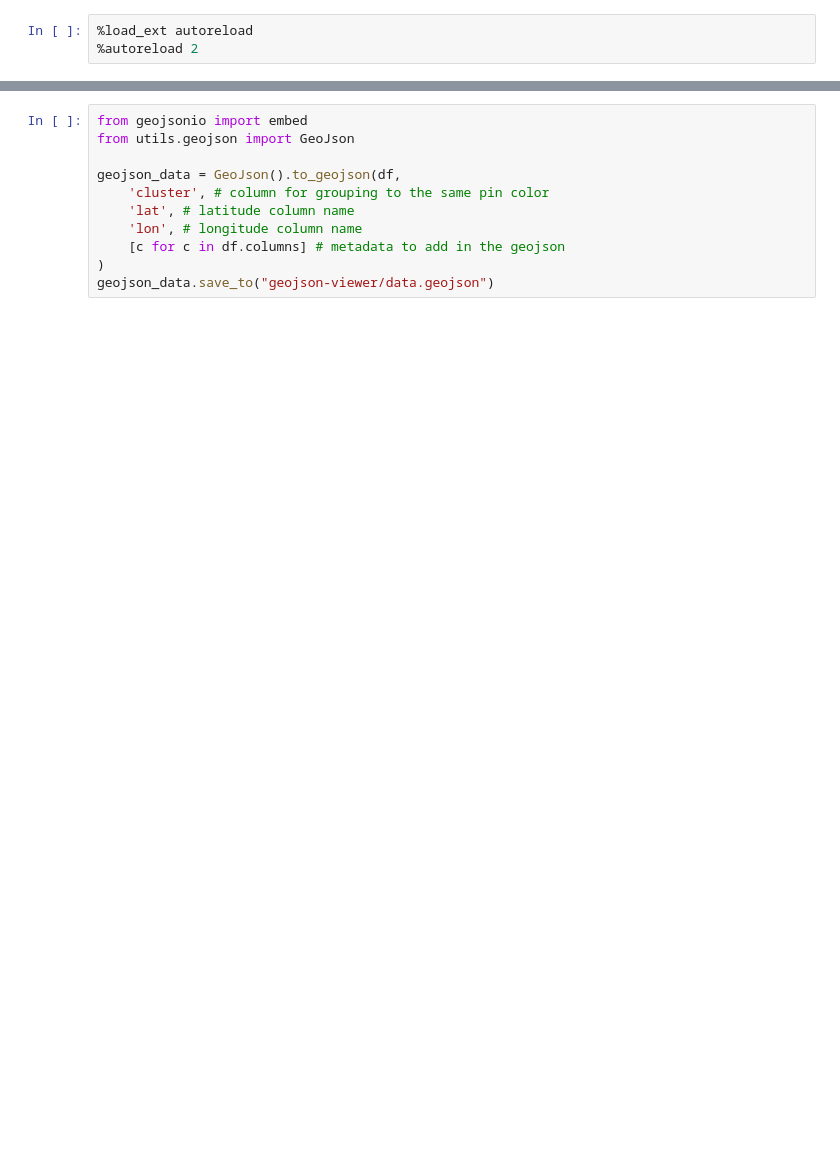
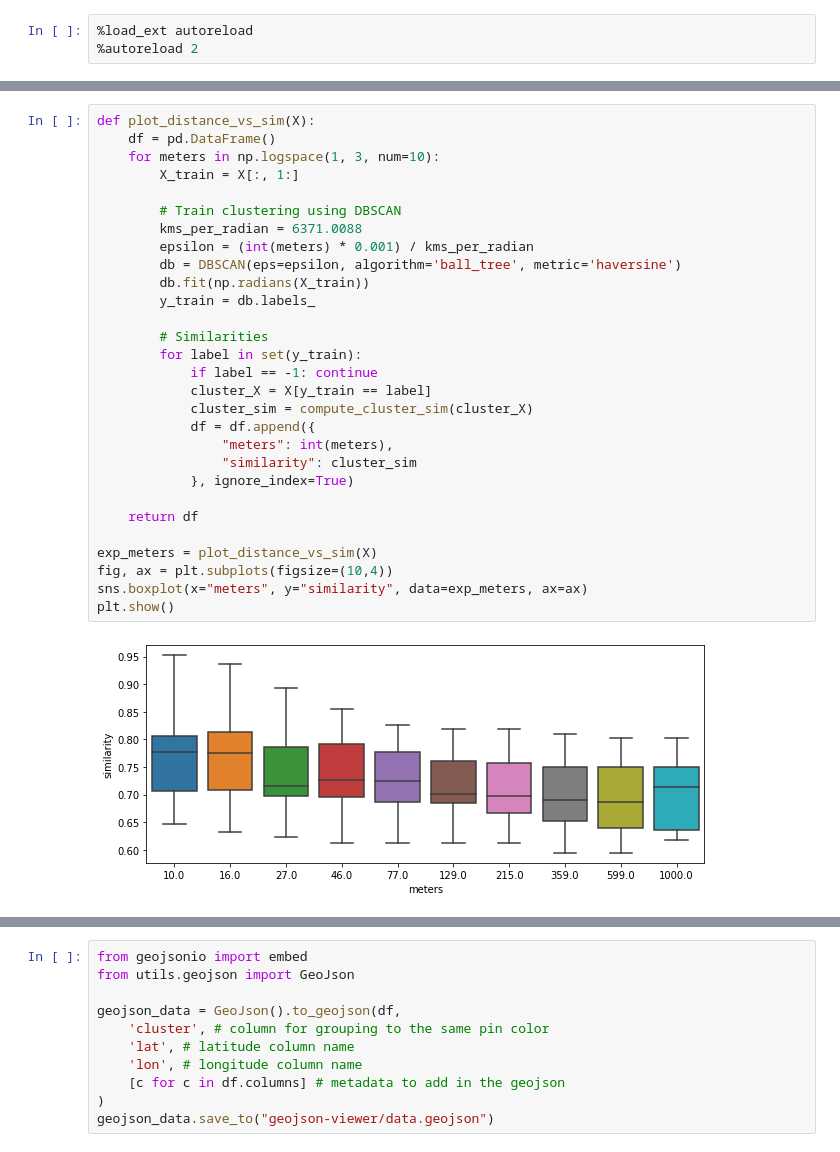
Before and after one commit to sylvainma/Explorify, a Jupyter notebook: clustering.ipynb, the cells around one changed output, grey strips where cells are left out. Saved outputs shown, nothing was run; the diff lists cells and outputs as text; blank space fills up the shorter version.

```diff
--- a/clustering.ipynb
+++ b/clustering.ipynb
@@ -116,3 +118,34 @@ cluster_similarities
+# %%
+def plot_distance_vs_sim(X):
+    df = pd.DataFrame()
+    for meters in np.logspace(1, 3, num=10):
+        X_train = X[:, 1:]
+
+        # Train clustering using DBSCAN
+        kms_per_radian = 6371.0088
+        epsilon = (int(meters) * 0.001) / kms_per_radian
+        db = DBSCAN(eps=epsilon, algorithm='ball_tree', metric='haversine')
+        db.fit(np.radians(X_train))
+        y_train = db.labels_
+
+        # Similarities
+        for label in set(y_train):
+            if label == -1: continue
+            cluster_X = X[y_train == label]
+            cluster_sim = compute_cluster_sim(cluster_X)
+            df = df.append({
+                "meters": int(meters),
+                "similarity": cluster_sim
+            }, ignore_index=True)
+
+    return df
+
+exp_meters = plot_distance_vs_sim(X)
+fig, ax = plt.subplots(figsize=(10,4))
+sns.boxplot(x="meters", y="similarity", data=exp_meters, ax=ax)
+plt.show()
+# %% [output]
+[figure, added]
 # %%
 df = pd.DataFrame()
 for label in set(y_train):
```
Also changed, not shown: parts of 20 cells of this notebook, 6 other files.
